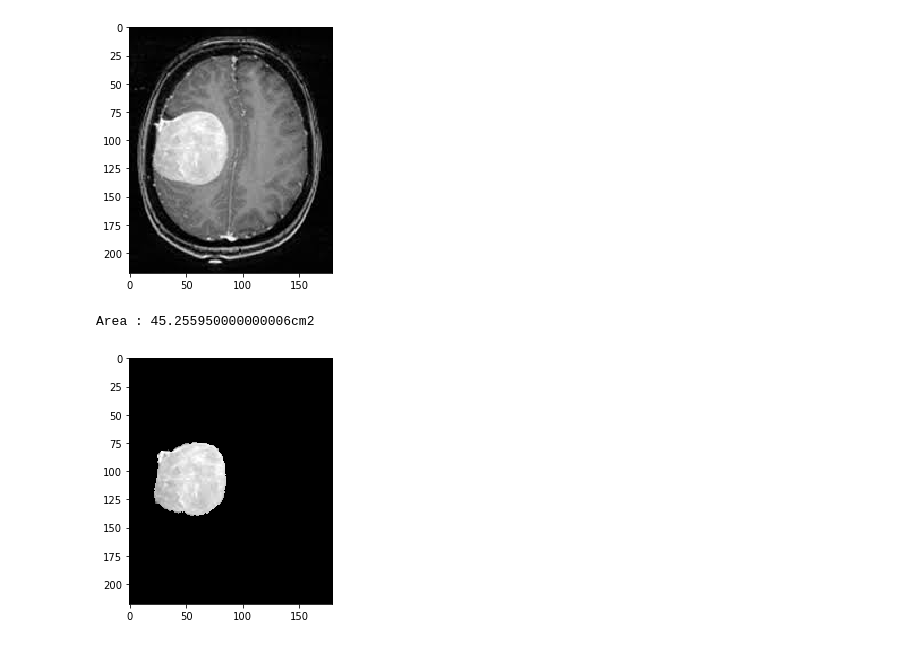
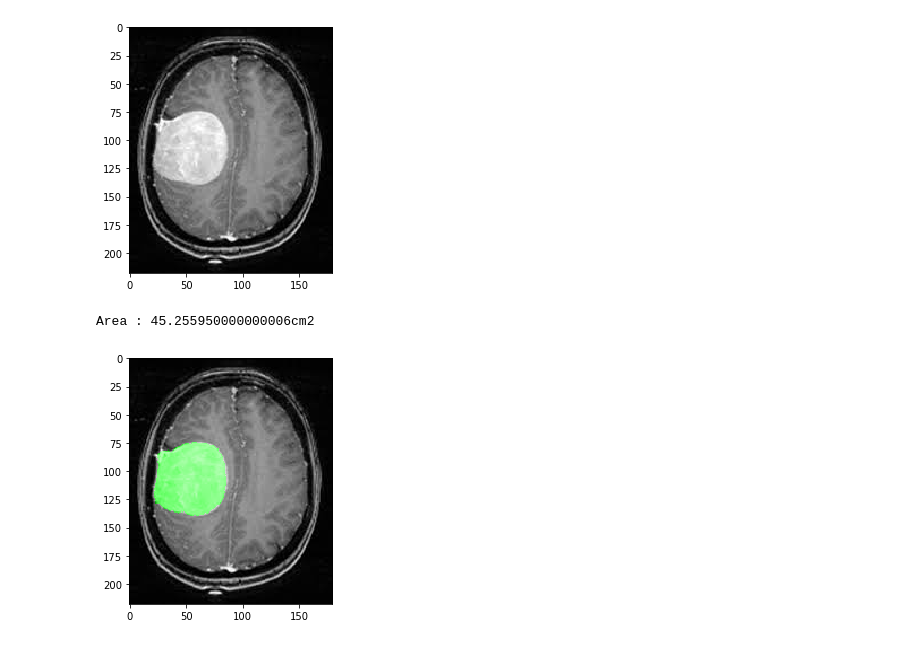
Before and after one commit to Kcnarf-exe/INFO-H500-Project3, a Jupyter notebook: Project 3.ipynb, the cells around one changed output. Drawn from its saved outputs; the diff is of its cells as text; code cells hidden in the pictures.

```diff
--- a/Project 3.ipynb
+++ b/Project 3.ipynb
@@ -39,6 +39,8 @@ GAMMA_FACTOR = 2 #gamma factor
 DISK_RADIUS_EROSION = 20 #initial radius for the erosion of the mask
 DISK_RADIUS_MEDIAN_FILTER = 3 #radius of the median filter when we use the gradient on the image
 DISK_RADIUS_GRADIENT = 3 #radius of the gradient filter
+OPACITY = 0.3 #Opacity of mask
+COLOR_MASK = [0,255,0]
 
 #############################
 ### FUNCTIONS DEFINITIONS ###
@@ -196,7 +198,8 @@ def segmentTumor(im, resolution):
     #We apply the final mask on the image
     resultImage = im.copy()
     for color in range(3) :
-        resultImage[:,:,color] = resultImage[:,:,color]*mask
+        resultImage[:,:,color] = np.clip(resultImage[:,:,color]+mask*COLOR_MASK[color]*OPACITY,0,255)
+        resultImage[:,:,color] = np.clip(resultImage[:,:,color]-mask*(255-COLOR_MASK[color])*OPACITY,0,255)
 
     return resultImage, area
 
@@ -210,31 +213,31 @@ try:
     #Source image
     im = imread(SOURCE_IMAGE)
 
     #Segmented image
     segmentedImage, area = segmentTumor(im, RESOLUTION_CM_PX)
 
     #Show source image
     plt.figure()
     imshow(im)
     plt.show()
 
     #Output the area of the tumour
     print("Area : "+str(area)+"cm2")
 
     #Show the segmented image
     plt.figure()
     imshow(segmentedImage)
     plt.show()
 
     if SAVE_IMAGE:
         imsave(OUTPUT_IMAGE, segmentedImage)
 
 except FileNotFoundError:
     print("Error, the file is not found")
 except:
     print("Unexpected error during the execution")
     raise
 # %% [output]
 [figure]
 Area : 45.255950000000006cm2
-[figure, old version]
+[figure, new version]
```
Also changed, not shown: 4 other files.
